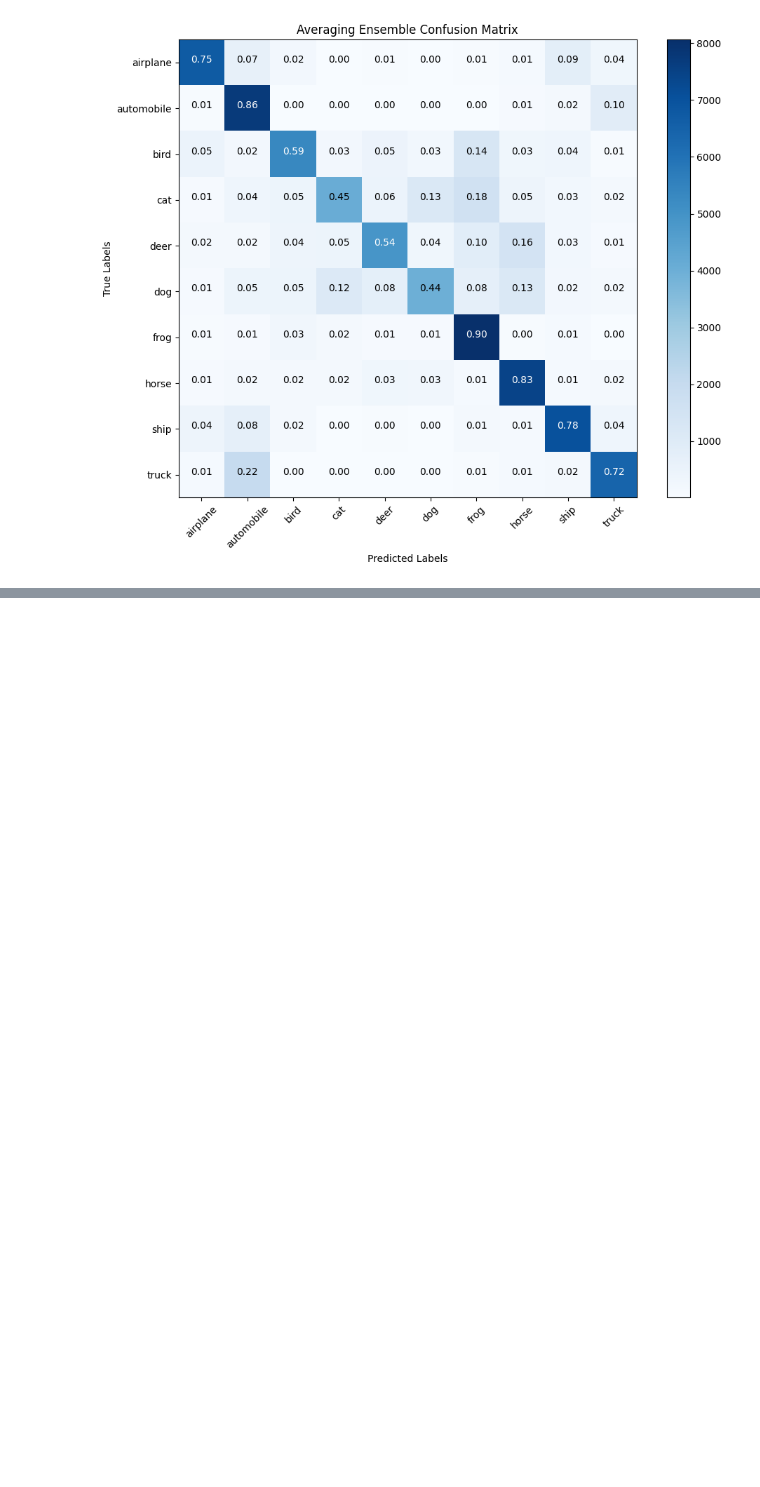
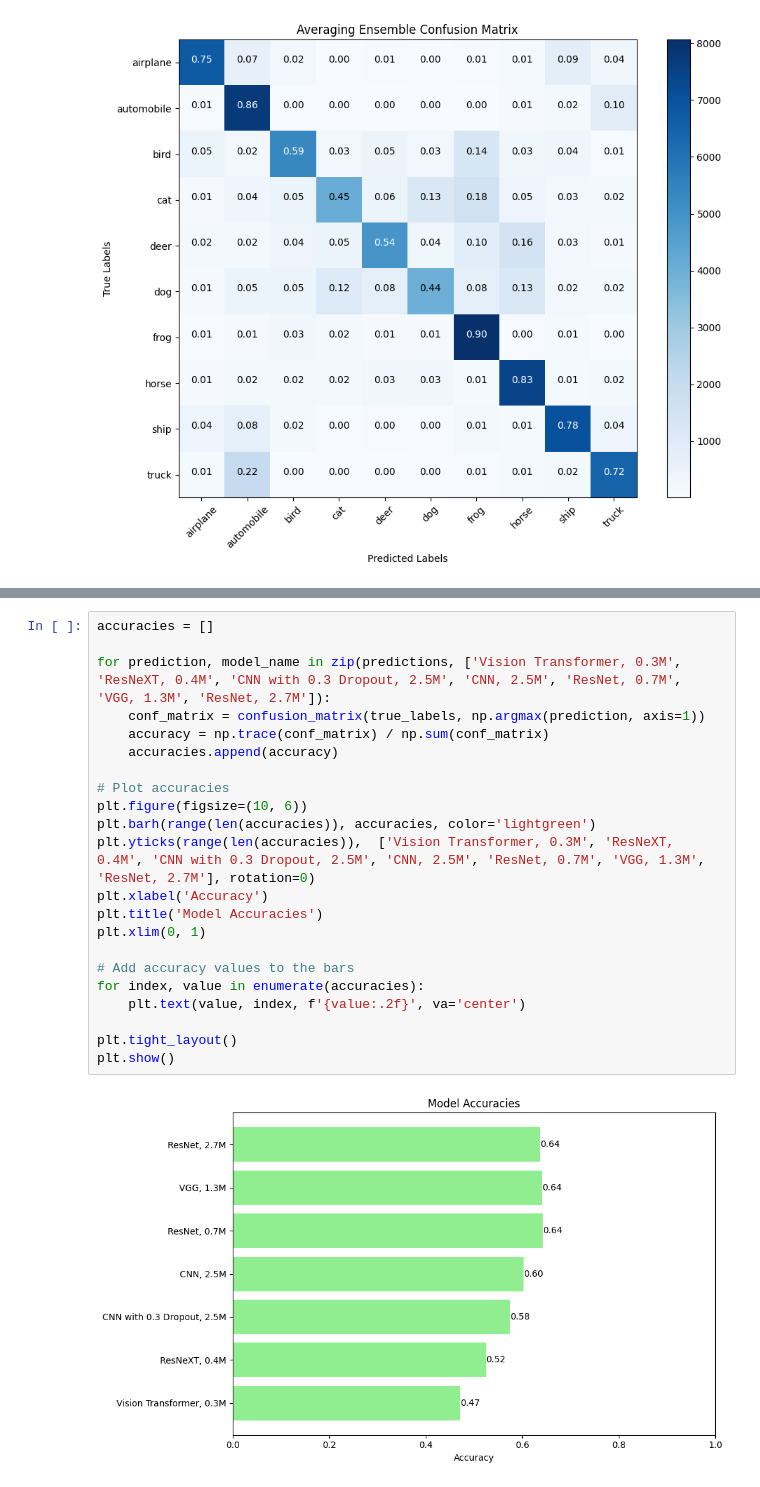
Before and after one commit to mickamcia/DS-DL, a Jupyter notebook: confusions.ipynb, the cells around one changed output, grey strips where cells are left out. Cells and saved outputs as stored; diff of their text form; blank space fills up the shorter version.

```diff
--- a/confusions.ipynb
+++ b/confusions.ipynb
@@ -173,0 +219,24 @@ Accuracy: 0.6858888888888889
+# %%
+accuracies = []
+
+for prediction, model_name in zip(predictions, ['Vision Transformer, 0.3M', 'ResNeXT, 0.4M', 'CNN with 0.3 Dropout, 2.5M', 'CNN, 2.5M', 'ResNet, 0.7M', 'VGG, 1.3M', 'ResNet, 2.7M']):
+    conf_matrix = confusion_matrix(true_labels, np.argmax(prediction, axis=1))
+    accuracy = np.trace(conf_matrix) / np.sum(conf_matrix)
+    accuracies.append(accuracy)
+
+# Plot accuracies
+plt.figure(figsize=(10, 6))
+plt.barh(range(len(accuracies)), accuracies, color='lightgreen')
+plt.yticks(range(len(accuracies)),  ['Vision Transformer, 0.3M', 'ResNeXT, 0.4M', 'CNN with 0.3 Dropout, 2.5M', 'CNN, 2.5M', 'ResNet, 0.7M', 'VGG, 1.3M', 'ResNet, 2.7M'], rotation=0)
+plt.xlabel('Accuracy')
+plt.title('Model Accuracies')
+plt.xlim(0, 1)
+
+# Add accuracy values to the bars
+for index, value in enumerate(accuracies):
+    plt.text(value, index, f'{value:.2f}', va='center')
+
+plt.tight_layout()
+plt.show()
+# %% [output]
+[figure, added]
```
Also changed, not shown: parts of 1 cell of this notebook, 14 other files.
